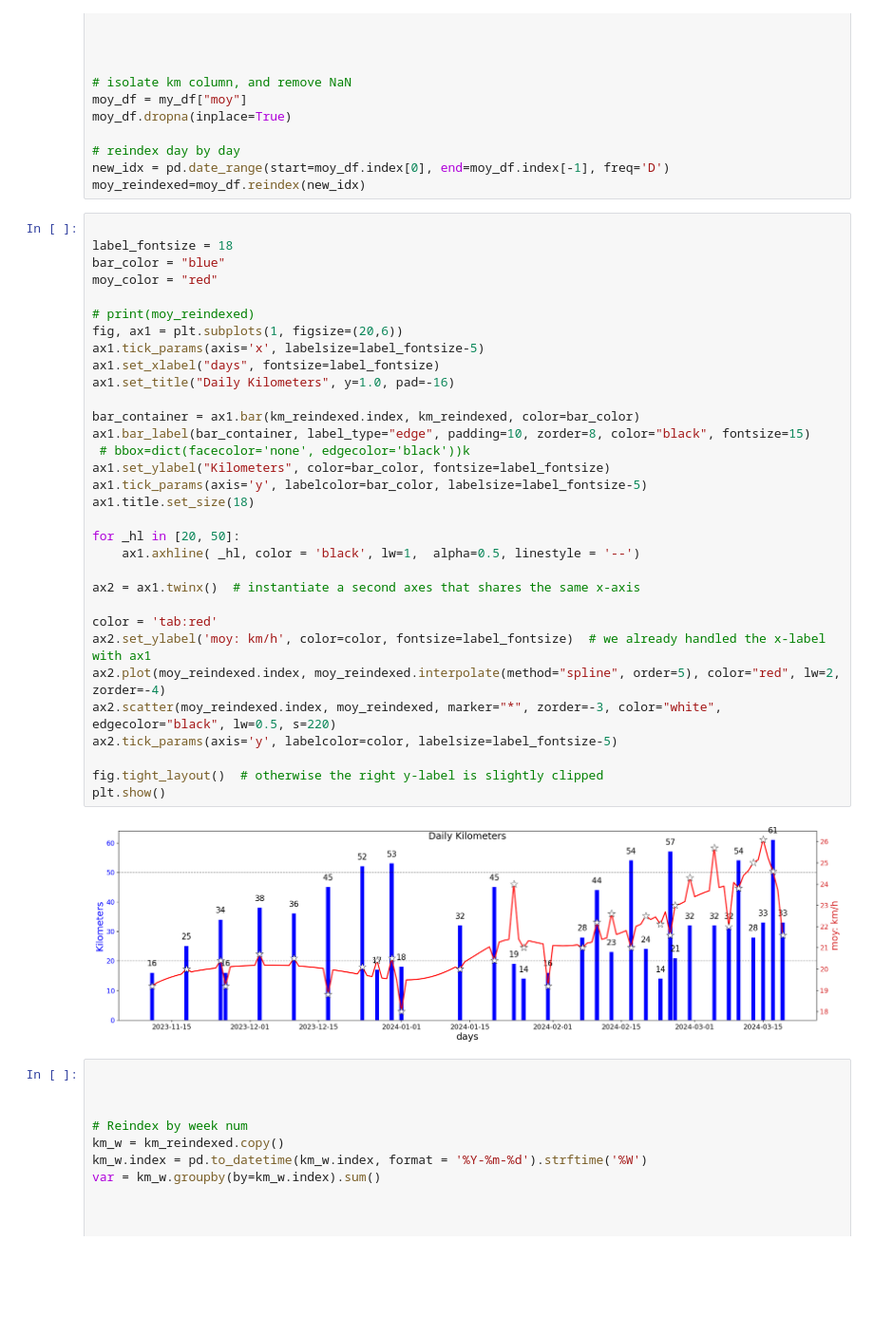
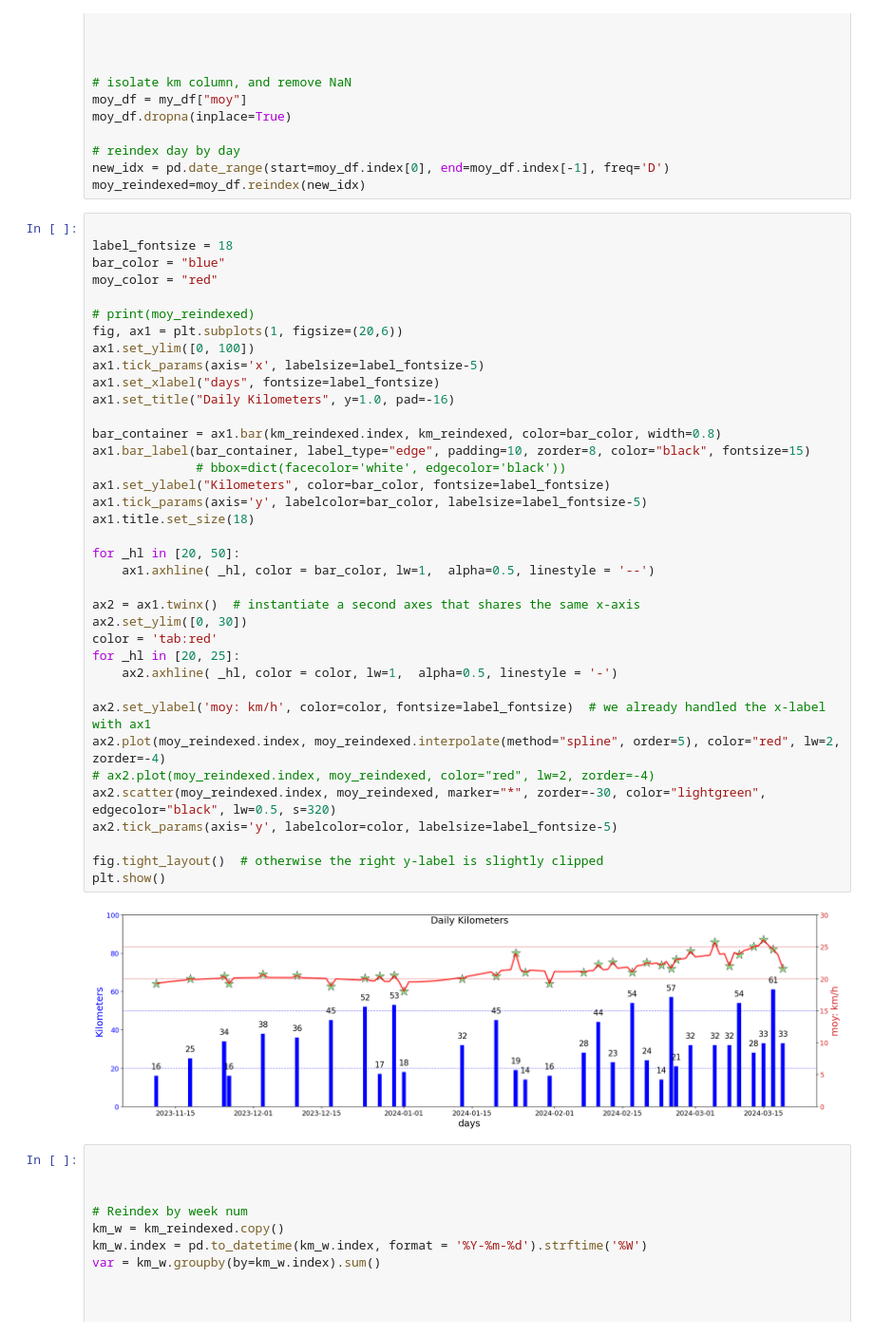
Before and after one commit to RichardHitier/visu-velo, a Jupyter notebook: notebooks/ReadPlotVelo.ipynb, the cells around one changed output. Shown at 95% size. Saved outputs shown, nothing was run; the diff lists cells and outputs as text; blank space fills up the shorter version.

```diff
--- a/notebooks/ReadPlotVelo.ipynb
+++ b/notebooks/ReadPlotVelo.ipynb
@@ -27,37 +27,42 @@ moy_reindexed=moy_df.reindex(new_idx)
 # %%
 
 label_fontsize = 18
 bar_color = "blue"
 moy_color = "red"
 
 # print(moy_reindexed)
 fig, ax1 = plt.subplots(1, figsize=(20,6))
+ax1.set_ylim([0, 100])
 ax1.tick_params(axis='x', labelsize=label_fontsize-5)
 ax1.set_xlabel("days", fontsize=label_fontsize)
 ax1.set_title("Daily Kilometers", y=1.0, pad=-16)
 
-bar_container = ax1.bar(km_reindexed.index, km_reindexed, color=bar_color)
+bar_container = ax1.bar(km_reindexed.index, km_reindexed, color=bar_color, width=0.8)
 ax1.bar_label(bar_container, label_type="edge", padding=10, zorder=8, color="black", fontsize=15)
- # bbox=dict(facecolor='none', edgecolor='black'))k
+              # bbox=dict(facecolor='white', edgecolor='black'))
 ax1.set_ylabel("Kilometers", color=bar_color, fontsize=label_fontsize)
 ax1.tick_params(axis='y', labelcolor=bar_color, labelsize=label_fontsize-5)
 ax1.title.set_size(18)
 
 for _hl in [20, 50]:
-    ax1.axhline( _hl, color = 'black', lw=1,  alpha=0.5, linestyle = '--')
+    ax1.axhline( _hl, color = bar_color, lw=1,  alpha=0.5, linestyle = '--')
 
 ax2 = ax1.twinx()  # instantiate a second axes that shares the same x-axis
+ax2.set_ylim([0, 30])
+color = 'tab:red'
+for _hl in [20, 25]:
+    ax2.axhline( _hl, color = color, lw=1,  alpha=0.5, linestyle = '-')
 
-color = 'tab:red'
 ax2.set_ylabel('moy: km/h', color=color, fontsize=label_fontsize)  # we already handled the x-label with ax1
 ax2.plot(moy_reindexed.index, moy_reindexed.interpolate(method="spline", order=5), color="red", lw=2, zorder=-4)
-ax2.scatter(moy_reindexed.index, moy_reindexed, marker="*", zorder=-3, color="white", edgecolor="black", lw=0.5, s=220)
+# ax2.plot(moy_reindexed.index, moy_reindexed, color="red", lw=2, zorder=-4)
+ax2.scatter(moy_reindexed.index, moy_reindexed, marker="*", zorder=-30, color="lightgreen", edgecolor="black", lw=0.5, s=320)
 ax2.tick_params(axis='y', labelcolor=color, labelsize=label_fontsize-5)
 
 fig.tight_layout()  # otherwise the right y-label is slightly clipped
 plt.show()
 # %% [output]
-[figure, old version]
+[figure, new version]
 # %%
 
 
```
